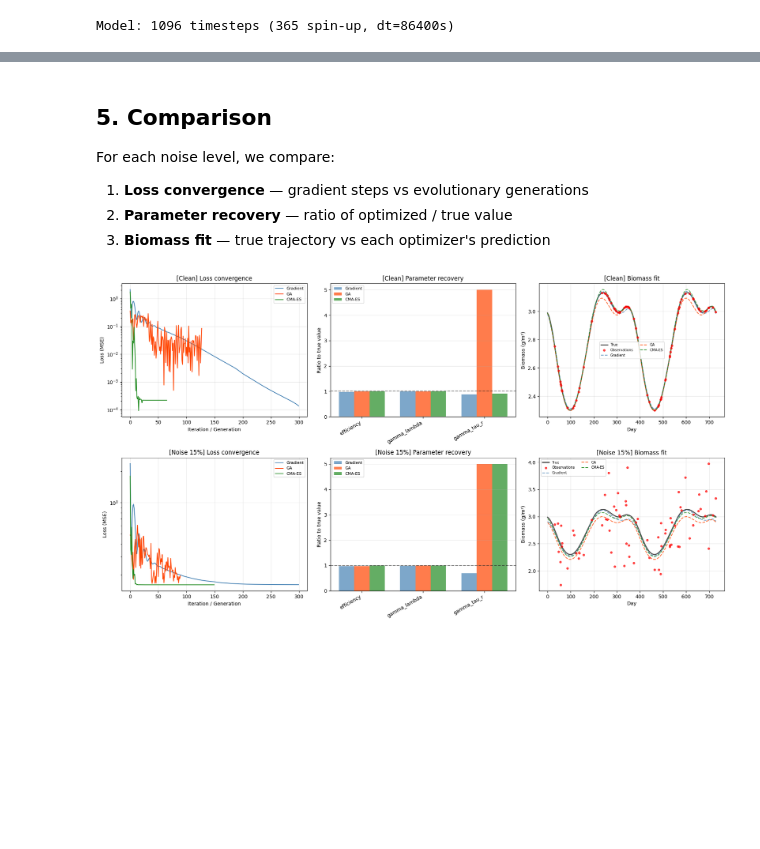
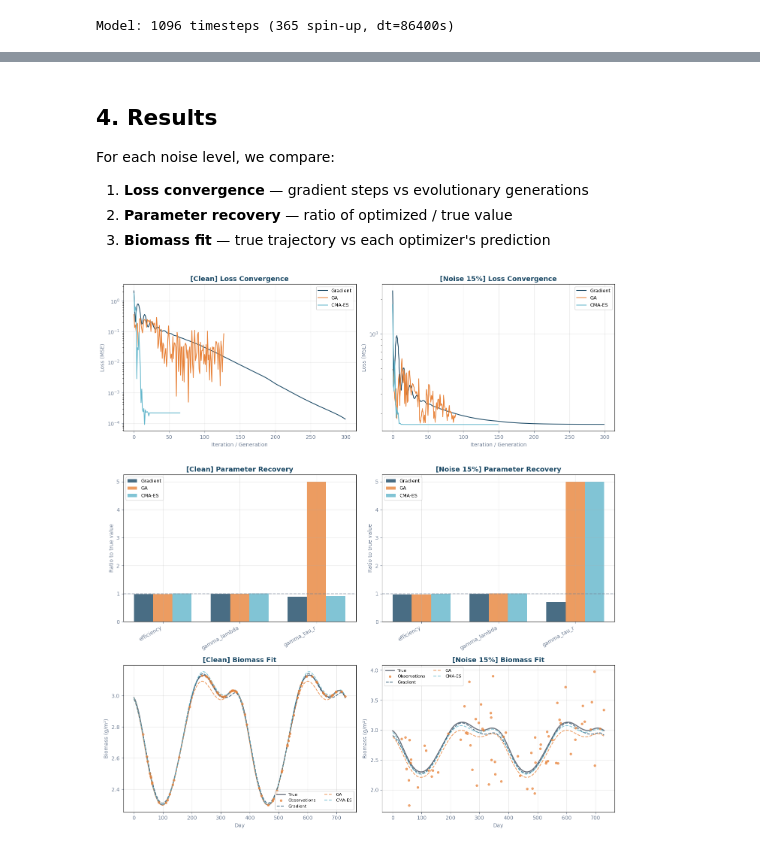
Before and after one commit to Ash12H/SeapoPym-JAX, a Jupyter notebook: docs/examples/03_optimization.ipynb, the cells around one changed output, grey strips where cells are left out. Saved outputs shown, nothing was run; the diff lists cells and outputs as text; code cells hidden in the pictures; blank space fills up the shorter version.

```diff
--- a/docs/examples/03_optimization.ipynb
+++ b/docs/examples/03_optimization.ipynb
@@ -34,5 +34,6 @@ from seapopym.optimization import (
 )
 from seapopym.optimization.prior import PriorSet
 
-print(f"JAX version: {jax.__version__}")
-print(f"JAX devices: {jax.devices()}")
+PALETTE = ["#1B4965", "#62B6CB", "#E8833A", "#5FA8D3"]
+COLORS = {"Gradient": PALETTE[0], "GA": PALETTE[2], "CMA-ES": PALETTE[1]}
+plt.rcParams.update({"figure.facecolor": "white", "axes.facecolor": "white", "axes.grid": True, "grid.alpha": 0.3})
@@ -82,10 +80,3 @@ DT = "1d"
 OBS_FRACTION = 0.10
 SEED = 42
 NOISE_LEVELS = [0.0, 0.15]
-
-print("Twin experiment:")
-for p in OPT_PARAM_NAMES:
-    print(
-        f"  {p:<14} true={TRUE_PARAMS[p]:.4g}  init={INIT_PARAMS[p]:.4g}  "
-        f"bounds=({BOUNDS[p][0]:.4g}, {BOUNDS[p][1]:.4g})"
-    )
@@ -363,84 +246,75 @@ for noise_level in NOISE_LEVELS:
 # %% [markdown]
-## 5. Comparison
+## 4. Results
 
 For each noise level, we compare:
-
 1. **Loss convergence** — gradient steps vs evolutionary generations
 2. **Parameter recovery** — ratio of optimized / true value
 3. **Biomass fit** — true trajectory vs each optimizer's prediction
 # %%
-COLORS = {"Gradient": "steelblue", "GA": "orangered", "CMA-ES": "forestgreen"}
 n_noise = len(NOISE_LEVELS)
 
-fig, axes = plt.subplots(n_noise, 3, figsize=(18, 5 * n_noise))
-if n_noise == 1:
-    axes = axes[np.newaxis, :]
+fig, axes = plt.subplots(3, n_noise, figsize=(7 * n_noise, 5 * 3))
 
-for row, noise_level in enumerate(NOISE_LEVELS):
+for col, noise_level in enumerate(NOISE_LEVELS):
     noise_label = "Clean" if noise_level == 0.0 else f"Noise {noise_level:.0%}"
 
     # Prepare noisy observations for scatter
     if noise_level > 0:
         noise_rng = np.random.default_rng(SEED + 1)
         obs_values = obs_clean + noise_rng.normal(0, noise_level * np.abs(obs_clean))
     else:
         obs_values = obs_clean
 
-    # --- Col 0: Loss convergence ---
-    ax = axes[row, 0]
+    # --- Row 0: Loss convergence ---
+    ax = axes[0, col]
     for method in METHODS:
         res = all_results[(noise_level, method)]["result"]
         ax.semilogy(res.loss_history, color=COLORS[method], linewidth=1.5, label=method)
-    ax.set_xlabel("Iteration / Generation")
-    ax.set_ylabel("Loss (MSE)")
-    ax.set_title(f"[{noise_label}] Loss convergence")
-    ax.legend(fontsize=8)
-    ax.grid(True, alpha=0.3)
+    ax.set_xlabel("Iteration / Generation", color="#718096")
+    ax.set_ylabel("Loss (MSE)", color="#718096")
+    ax.set_title(f"[{noise_label}] Loss Convergence", color="#1B4965", fontsize=13, fontweight="bold")
+    ax.legend(fontsize=9)
+    ax.tick_params(colors="#718096")
 
-    # --- Col 1: Parameter recovery ---
-    ax = axes[row, 1]
+    # --- Row 1: Parameter recovery ---
+    ax = axes[1, col]
     x = np.arange(len(OPT_PARAM_NAMES))
     width = 0.25
     for i, method in enumerate(METHODS):
         res = all_results[(noise_level, method)]["result"]
         ratios = [float(jnp.squeeze(res.params[p])) / TRUE_PARAMS[p] for p in OPT_PARAM_NAMES]
-        ax.bar(x + i * width, ratios, width, label=method, color=COLORS[method], alpha=0.7)
-    ax.axhline(y=1, color="k", linestyle="--", alpha=0.5)
+        ax.bar(x + i * width, ratios, width, label=method, color=COLORS[method], alpha=0.8)
+    ax.axhline(y=1, color="#718096", linestyle="--", alpha=0.6)
     ax.set_xticks(x + width)
     ax.set_xticklabels(OPT_PARAM_NAMES, rotation=30, ha="right")
-    ax.set_ylabel("Ratio to true value")
-    ax.set_title(f"[{noise_label}] Parameter recovery")
-    ax.legend(fontsize=8)
-    ax.grid(True, alpha=0.3, axis="y")
+    ax.set_ylabel("Ratio to true value", color="#718096")
+    ax.set_title(f"[{noise_label}] Parameter Recovery", color="#1B4965", fontsize=13, fontweight="bold")
+    ax.legend(fontsize=9)
+    ax.tick_params(colors="#718096")
 
-    # --- Col 2: Biomass fit ---
-    ax = axes[row, 2]
-    ax.plot(time_days, np.array(true_ts), "k-", linewidth=2, label="True", alpha=0.7)
+    # --- Row 2: Biomass fit ---
+    ax = axes[2, col]
+    ax.plot(time_days, np.array(true_ts), "-", color="#2D3748", linewidth=2, label="True", alpha=0.7)
     ax.scatter(
-        obs_local_idx * dt_sec / 86400.0,
-        obs_values,
-        c="red",
-        s=15,
-        zorder=5,
-        label="Observations",
-        alpha=0.7,
+        obs_local_idx * dt_sec / 86400.0, obs_values,
+        c=PALETTE[2], s=15, zorder=5, label="Observations", alpha=0.7,
     )
     for method in METHODS:
         res = all_results[(noise_level, method)]["result"]
         _, out = run(step_fn, model, dict(model.state), {**model.parameters, **res.params})
         bio = out["biomass"]
         ts = jnp.mean(bio, axis=tuple(range(1, bio.ndim)))[spinup_steps:]
         ax.plot(time_days, np.array(ts), "--", color=COLORS[method], linewidth=1.5, label=method, alpha=0.8)
-    ax.set_xlabel("Day")
-    ax.set_ylabel("Biomass (g/m²)")
-    ax.set_title(f"[{noise_label}] Biomass fit")
-    ax.legend(fontsize=7, ncol=2)
-    ax.grid(True, alpha=0.3)
+    ax.set_xlabel("Day", color="#718096")
+    ax.set_ylabel("Biomass (g/m²)", color="#718096")
+    ax.set_title(f"[{noise_label}] Biomass Fit", color="#1B4965", fontsize=13, fontweight="bold")
+    ax.legend(fontsize=8, ncol=2)
+    ax.tick_params(colors="#718096")
 
 fig.tight_layout()
 plt.show()
 # %% [output]
-[figure, old version]
+[figure, new version]
 # %% [markdown]
 ## Summary
 
```
Also changed, not shown: parts of 12 cells of this notebook, 1 other file.
